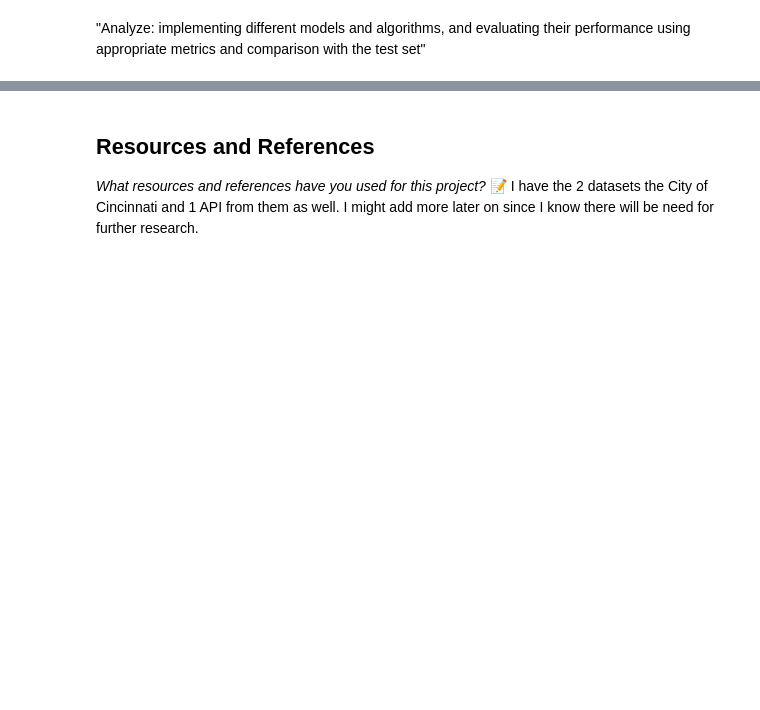
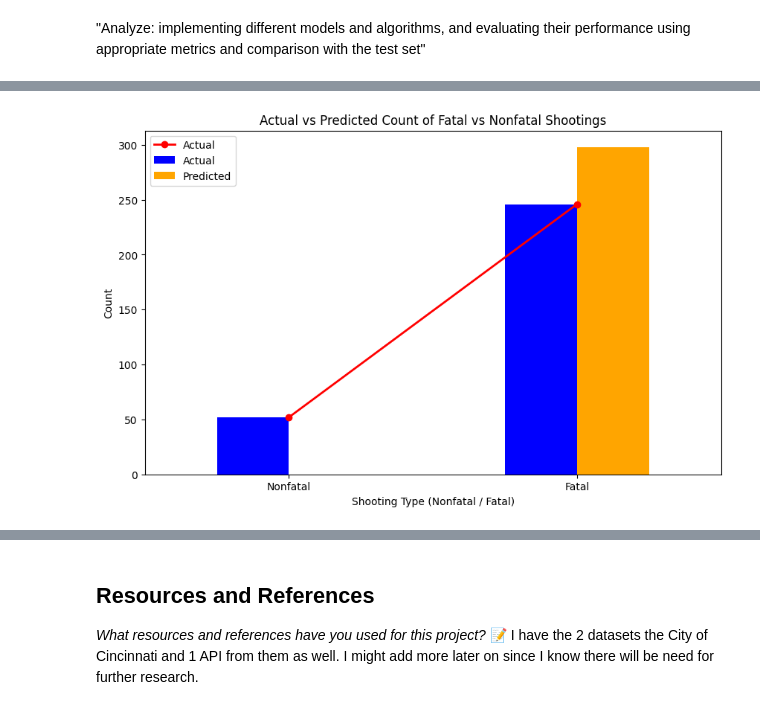
Before and after one commit to IT4063C-Fall24/final-project-chariyachhay, a Jupyter notebook: source.ipynb, the cells around one changed output, grey strips where cells are left out. Drawn from its saved outputs; the diff is of its cells as text; code cells hidden in the pictures; blank space fills up the shorter version.

```diff
--- a/source.ipynb
+++ b/source.ipynb
@@ -626,0 +819,70 @@ KeyboardInterrupt:
+# %%
+import pandas as pd
+import matplotlib.pyplot as plt
+import seaborn as sns
+from sklearn.model_selection import train_test_split
+from sklearn.preprocessing import LabelEncoder
+from sklearn.linear_model import LogisticRegression
+from sklearn.metrics import classification_report, confusion_matrix
+
+# Step 1: Load the data from a CSV file
+file_path = r'C:\Users\chari\Documents\Data Tech Analytics\CPD_Reported_Shootings_20241026.csv'
+df = pd.read_csv(file_path)
+
+# Step 3: Convert categorical columns to numbers using LabelEncoder
+# LabelEncoder turns categorical values into numbers, which are easier for machine learning models
+label_encoder = LabelEncoder()
+
+df['SNA_NEIGHBORHOOD'] = label_encoder.fit_transform(df['SNA_NEIGHBORHOOD'].fillna('Unknown'))  # Fill missing with 'Unknown' to handle NaN
+df['Type'] = label_encoder.fit_transform(df['Type'].fillna('Unknown'))  # Type represents whether shooting is fatal or nonfatal
+df['Age'] = label_encoder.fit_transform(df['Age'].fillna('Unknown'))  # Age might be missing too
+
+# Step 4: Define the features (X) and the target (y)
+# We're using SNA_NEIGHBORHOOD, Age, and other features to predict the Type of shooting (fatal/nonfatal)
+X = df[['SNA_NEIGHBORHOOD', 'Age']]  # Using Neighborhood and Age as features
+y = df['Type']  # 'Type' will be our target variable (0 for nonfatal, 1 for fatal)
+
+# Step 5: Handle missing values for features
+# If there are missing values in the features, we'll fill them with the average of each column
+X = X.fillna(X.mean())
+
+# Step 6: Split the data into training and testing sets
+X_train, X_test, y_train, y_test = train_test_split(X, y, test_size=0.2, random_state=42)
+
+# Step 7: Train a simple Logistic Regression model
+model = LogisticRegression(max_iter=1000)
+model.fit(X_train, y_train)
+
+# Step 8: Make predictions on the test set
+y_pred = model.predict(X_test)
+
+# Step 9: Compare actual vs predicted values in a bar plot
+# We will create a bar plot comparing the actual and predicted counts of fatal vs. nonfatal shootings
+actual_counts = y_test.value_counts()  # Count how many times each type appears in the actual data
+predicted_counts = pd.Series(y_pred).value_counts()  # Count how many times each type was predicted
+
+# Make a DataFrame to store this comparison
+comparison_df = pd.DataFrame({
+    'Actual': actual_counts,
+    'Predicted': predicted_counts
+}).sort_index()  # Sort by the index to make it easier to compare
+
+# Plotting the bar chart with comparison data
+comparison_df.plot(kind='bar', figsize=(10, 6), color=['blue', 'orange'])
+
+# Step 10: Adjust the x-ticks to show the actual labels (0 = Nonfatal, 1 = Fatal)
+xticks_labels = ['Nonfatal', 'Fatal']  # Since we are predicting fatal or nonfatal
+
+# Add a line plot to show the actual values
+plt.plot(comparison_df.index, comparison_df['Actual'], color='red', marker='o', label='Actual', linestyle='-', linewidth=2)
+
+# Add labels and title to the plot
+plt.title('Actual vs Predicted Count of Fatal vs Nonfatal Shootings')
+plt.xlabel('Shooting Type (Nonfatal / Fatal)')
+plt.ylabel('Count')
+plt.xticks(ticks=comparison_df.index, labels=xticks_labels, rotation=0)  # Show actual labels on x-axis
+plt.legend()  # Show the legend for the line plot
+
+plt.show()  # Finally, show the plot
+# %% [output]
+[figure, added]
```
Also changed, not shown: parts of 8 cells of this notebook.
